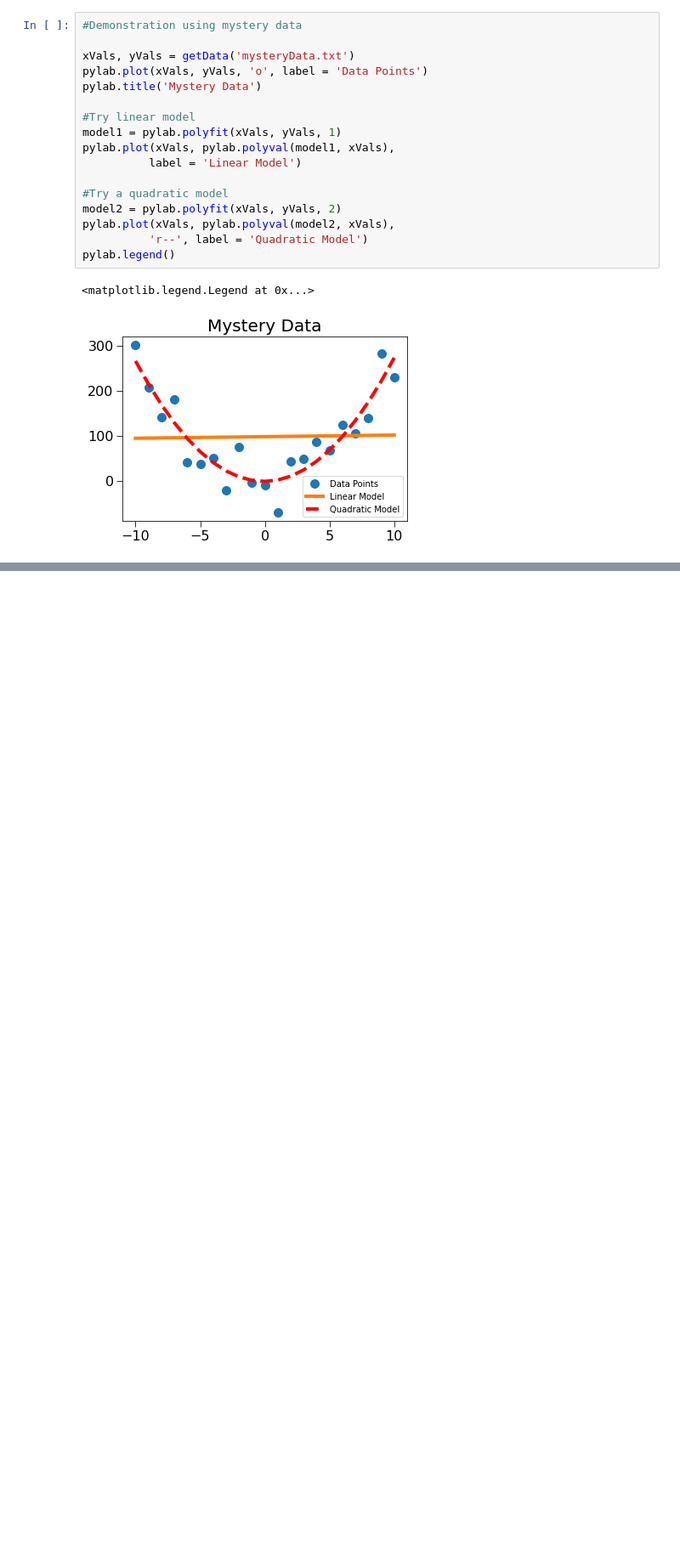
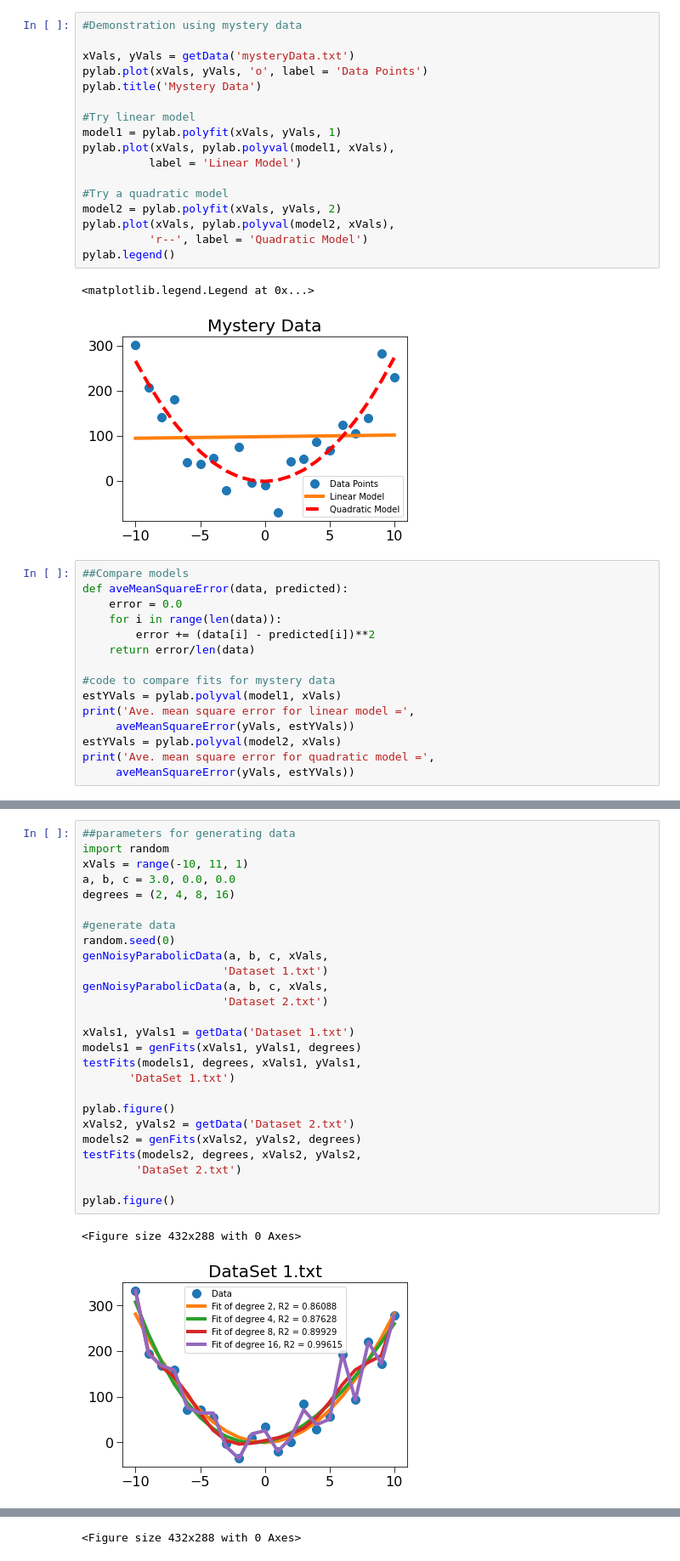
Before and after one commit to Meta-Sean/6.0001, a Jupyter notebook: 6_0002.ipynb, the cells around one changed output, grey strips where cells are left out. Shown at 85% size. Drawn from its saved outputs; the diff is of its cells as text; blank space fills up the shorter version.

```diff
--- a/6_0002.ipynb
+++ b/6_0002.ipynb
@@ -1227,3 +1227,18 @@ pylab.legend()
 # %% [output]
 <matplotlib.legend.Legend at 0x...>
 [figure]
+# %%
+##Compare models
+def aveMeanSquareError(data, predicted):
+    error = 0.0
+    for i in range(len(data)):
+        error += (data[i] - predicted[i])**2
+    return error/len(data)
+
+#code to compare fits for mystery data
+estYVals = pylab.polyval(model1, xVals)
+print('Ave. mean square error for linear model =',
+     aveMeanSquareError(yVals, estYVals))
+estYVals = pylab.polyval(model2, xVals)
+print('Ave. mean square error for quadratic model =',
+     aveMeanSquareError(yVals, estYVals))
@@ -1292,3 +1295,32 @@ def genNoisyParabolicData(a, b, c, xVals, fName):
     f.close()
 # %% [output]
 [figure]
+# %%
+##parameters for generating data
+import random
+xVals = range(-10, 11, 1)
+a, b, c = 3.0, 0.0, 0.0
+degrees = (2, 4, 8, 16)
+
+#generate data
+random.seed(0)
+genNoisyParabolicData(a, b, c, xVals,
+                     'Dataset 1.txt')
+genNoisyParabolicData(a, b, c, xVals,
+                     'Dataset 2.txt')
+
+xVals1, yVals1 = getData('Dataset 1.txt')
+models1 = genFits(xVals1, yVals1, degrees)
+testFits(models1, degrees, xVals1, yVals1,
+       'DataSet 1.txt')
+
+pylab.figure()
+xVals2, yVals2 = getData('Dataset 2.txt')
+models2 = genFits(xVals2, yVals2, degrees)
+testFits(models2, degrees, xVals2, yVals2,
+        'DataSet 2.txt')
+
+pylab.figure()
+# %% [output]
+<Figure size 432x288 with 0 Axes>
+[figure, added]
@@ -1294,0 +1328 @@ def genNoisyParabolicData(a, b, c, xVals, fName):
+<Figure size 432x288 with 0 Axes>
```
Also changed, not shown: parts of 19 cells of this notebook.
